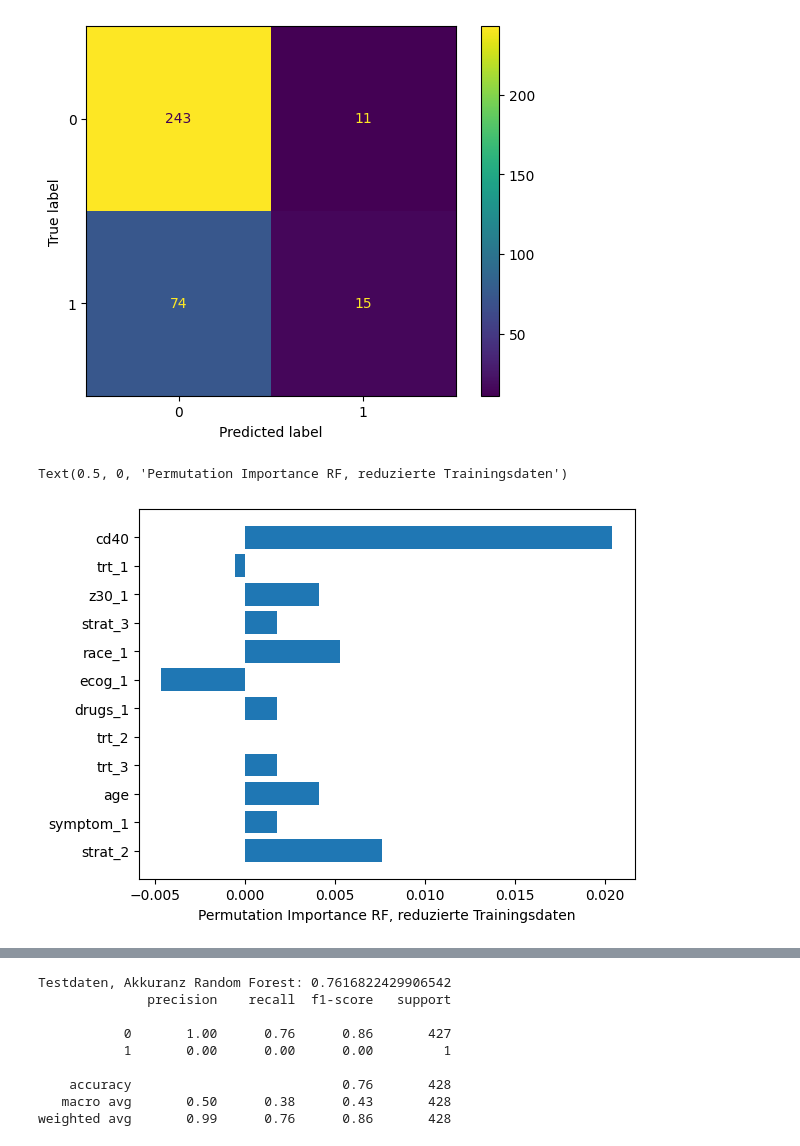
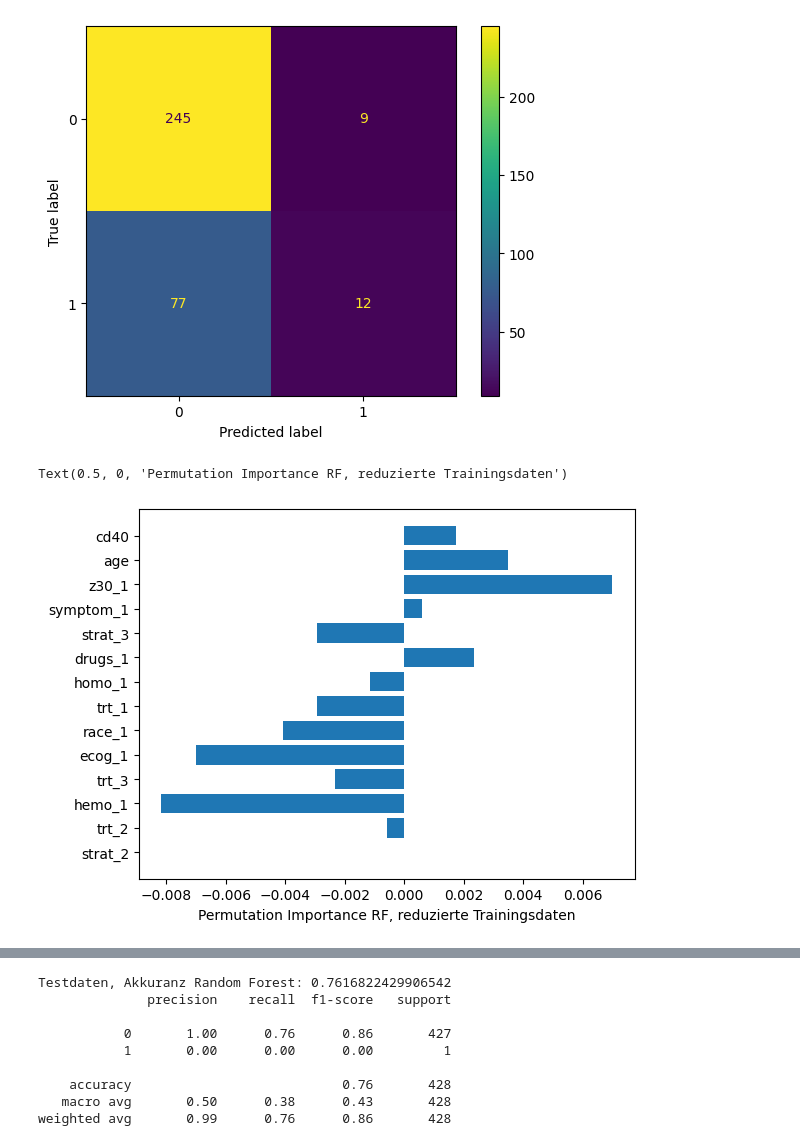
Before and after one commit to bogatyr-e/ml-prediction-aids, a Jupyter notebook: src/ml-survival-project.ipynb, the cells around one changed output, grey strips where cells are left out. Saved outputs shown, nothing was run; the diff lists cells and outputs as text; code cells hidden in the pictures.

```diff
--- a/src/ml-survival-project.ipynb
+++ b/src/ml-survival-project.ipynb
@@ -378,6 +375,6 @@ Nachfolgend werden die Features anhand von *feature permutation* für das Random
 # %%
-X_train2=X_train.drop(["gender_1",  "hemo_1", "homo_1"],axis=1)
-X_test2=X_test.drop(["gender_1",  "hemo_1", "homo_1"],axis=1)
+X_train2=X_train.drop(["gender_1"],axis=1)
+X_test2=X_test.drop(["gender_1"],axis=1)
 y_train2 = y_train.copy()
 y_test2 = y_test.copy()
 # %% [markdown]
@@ -390,32 +387,32 @@ param_dist = {'n_estimators': randint(10,300),
               'max_depth': randint(1,20)}
 
 # Create a random forest classifier
-rf = RandomForestClassifier()
+rf1 = RandomForestClassifier()
 
 # Use random search to find the best hyperparameters
-rand_search = RandomizedSearchCV(rf, param_distributions = param_dist, n_iter=5, cv=10, random_state=42)
+rand_search1 = RandomizedSearchCV(rf1, param_distributions = param_dist, n_iter=5, cv=10, random_state=42)
 
 # Fit the random search object to the data
-rand_search.fit(X_train2, y_train2)
+rand_search1.fit(X_train2, y_train2)
 # %% [output]
 RandomizedSearchCV(cv=10, estimator=RandomForestClassifier(), n_iter=5,
                    param_distributions={'max_depth': <scipy.stats._distn_infrastructure.rv_discrete_frozen object at 0x...>,
                                         'n_estimators': <scipy.stats._distn_infrastructure.rv_discrete_frozen object at 0x...>},
                    random_state=42)
 # %%
-best_rf3 = rand_search.best_estimator_
+best_rf1 = rand_search1.best_estimator_
 
 # Print the best hyperparameters
-print('Die optimalen Hyperparameter für RF (Random Search):',  rand_search.best_params_)
+print('Die optimalen Hyperparameter für RF (Random Search):',  rand_search1.best_params_)
 # %% [output]
 Die optimalen Hyperparameter für RF (Random Search): {'max_depth': 7, 'n_estimators': 280}
 # %%
 #rf2 = RandomForestClassifier(max_depth=7, n_estimators=280, random_state=42)
-best_rf3.fit(X_train2, y_train2)
-y_pred3 = best_rf3.predict(X_test2)
-accuracy3 = accuracy_score(y_test2, y_pred3)
+best_rf1.fit(X_train2, y_train2)
+y_pred2 = best_rf1.predict(X_test2)
+accuracy3 = accuracy_score(y_test2, y_pred2)
 
 print("Trenningsdaten reduziert, Akkuranz RF Modell:", accuracy3)
 
-print(classification_report(y_pred3, y_test2))
+print(classification_report(y_pred2, y_test2))
 # %% [output]
@@ -441,14 +435,14 @@ ConfusionMatrixDisplay(cm3).plot();
 # %% [output]
 [figure]
 # %%
-perm_importance3 = permutation_importance(best_rf3, X_test2, y_test2)
+perm_importance3 = permutation_importance(best_rf1, X_test2, y_test2)
 
 feature_names3 = X_train2.columns
 features = np.array(feature_names3)
 
 sorted_idx = perm_importance3.importances_mean.argsort()
 plt.barh(features[sorted_idx], perm_importance2.importances_mean[sorted_idx])
 plt.xlabel("Permutation Importance RF, reduzierte Trainingsdaten")
 # %% [output]
 Text(0.5, 0, 'Permutation Importance RF, reduzierte Trainingsdaten')
-[figure, old version]
+[figure, new version]
```
Also changed, not shown: parts of 43 cells of this notebook, 1 other file.
